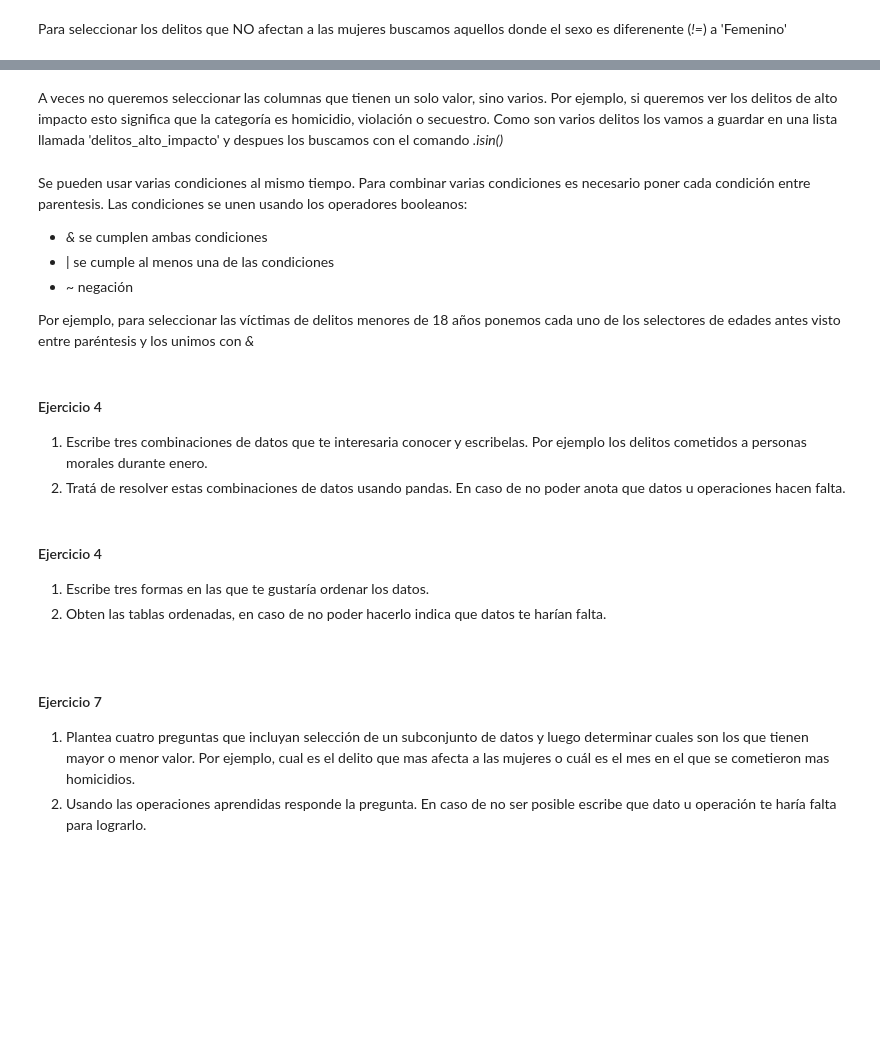
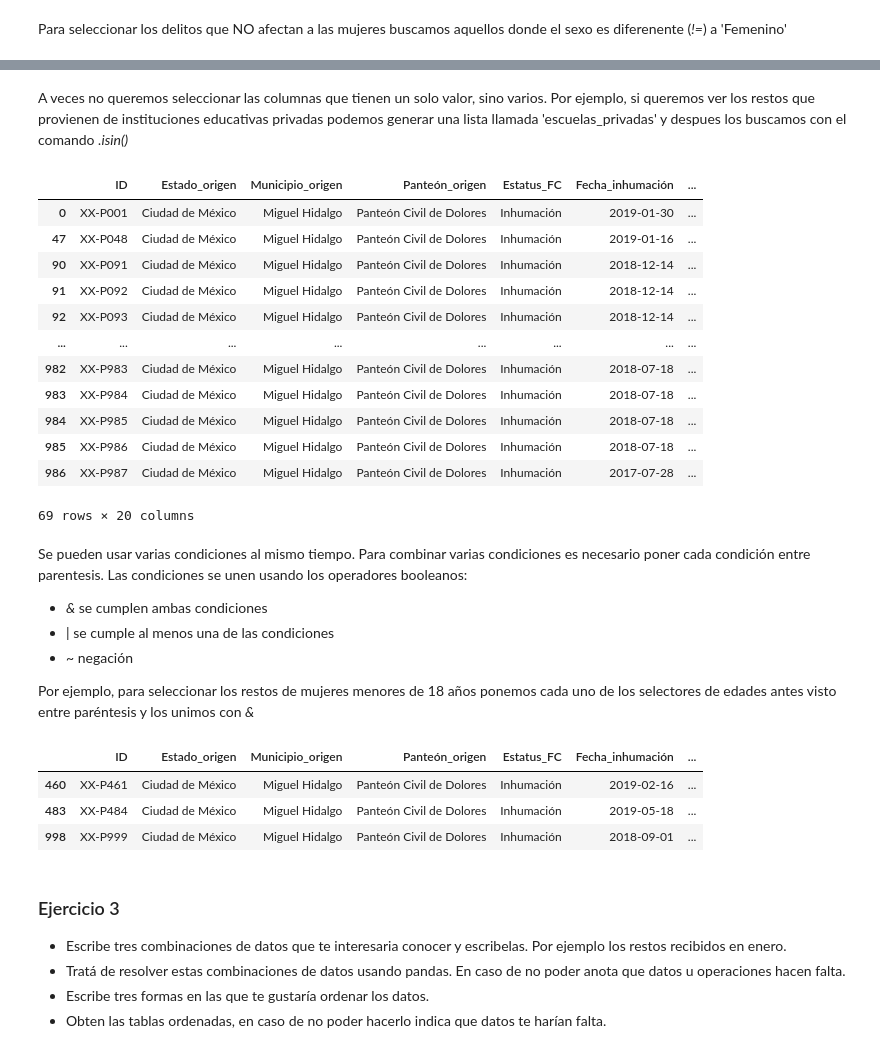
Before and after one commit to mar-esther23/CursoPandas2023, a Jupyter notebook: CP3-Seleccion.ipynb, the cells around one changed output, grey strips where cells are left out. Saved outputs shown, nothing was run; the diff lists cells and outputs as text; code cells hidden in the pictures; blank space fills up the shorter version.

Commit message:
Tutorial de selección parte 2

```diff
--- a/CP3-Seleccion.ipynb
+++ b/CP3-Seleccion.ipynb
@@ -22,6 +24,7 @@ import pandas as pd
 
 file_mfc = 'data_raw/Modulo-de-Fosas-Comunes_actualizacion24nov2022_VD.xlsx'
 df = pd.read_excel(file_mfc, sheet_name="MFC", nrows=1000)
+df['Edad'] = pd.to_numeric(df['Edad'], errors='coerce')
 df
 # %% [output]
 |  | ID | Estado_origen | Municipio_origen | Panteón_origen | Estatus_FC | Fecha_inhumación | ... |
@@ -383,2 +480,2 @@ df[df['Edad'].isna()]
 # %% [markdown]
-A veces no queremos seleccionar las columnas que tienen un solo valor, sino varios. Por ejemplo, si queremos ver los delitos de alto impacto esto significa que la categoría es homicidio, violación o secuestro. Como son varios delitos los vamos a guardar en una lista llamada 'delitos_alto_impacto' y despues los buscamos con el comando _.isin()_
+A veces no queremos seleccionar las columnas que tienen un solo valor, sino varios. Por ejemplo, si queremos ver los restos que provienen de instituciones educativas privadas podemos generar una lista llamada 'escuelas_privadas' y despues los buscamos con el comando _.isin()_
@@ -388,3 +482,23 @@ df_vic[df_vic['Categoria'].isin(delitos_alto_impacto)]
+# %%
+escuelas_privadas = ['CENTRO CULTURAL UNIVERSITARIO JUSTO SIERRA', 'UNIVERSIDAD WESTHILL - FACULTAD DE MEDICINA',
+                     'UNIVERSIDAD ANÁHUAC - FACULTAD DE CIENCIAS DE LA SALUD', 'THE AMERICAN BRITISH COWDRAY MEDICAL CENTER LA.P.',
+                     'UNIVERSIDAD POPULAR AUTÓNOMA DEL ESTADO DE PUEBLA', 'UNIVERSIDAD TOMINAGA NAKAMOTO S.C. ESCUELA DE MEDICINA CIENCIAS BÁSICAS',
+                     'ESCUELA DE MEDICINA SAINT LUKE', 'INSTITUCIÓN DE ASISTENCIA PRIVADA - ESCUELA LIBRE DE HOMEOPATÍA DE MÉXICO']
+df[ df['Institución_origen'].isin(escuelas_privadas) ]
+# %% [output]
+|  | ID | Estado_origen | Municipio_origen | Panteón_origen | Estatus_FC | Fecha_inhumación | ... |
+| 0 | XX-P001 | Ciudad de México | Miguel Hidalgo | Panteón Civil de Dolores | Inhumación | 2019-01-30 | ... |
+| 47 | XX-P048 | Ciudad de México | Miguel Hidalgo | Panteón Civil de Dolores | Inhumación | 2019-01-16 | ... |
+| 90 | XX-P091 | Ciudad de México | Miguel Hidalgo | Panteón Civil de Dolores | Inhumación | 2018-12-14 | ... |
+| 91 | XX-P092 | Ciudad de México | Miguel Hidalgo | Panteón Civil de Dolores | Inhumación | 2018-12-14 | ... |
+| 92 | XX-P093 | Ciudad de México | Miguel Hidalgo | Panteón Civil de Dolores | Inhumación | 2018-12-14 | ... |
+| ... | ... | ... | ... | ... | ... | ... | ... |
+| 982 | XX-P983 | Ciudad de México | Miguel Hidalgo | Panteón Civil de Dolores | Inhumación | 2018-07-18 | ... |
+| 983 | XX-P984 | Ciudad de México | Miguel Hidalgo | Panteón Civil de Dolores | Inhumación | 2018-07-18 | ... |
+| 984 | XX-P985 | Ciudad de México | Miguel Hidalgo | Panteón Civil de Dolores | Inhumación | 2018-07-18 | ... |
+| 985 | XX-P986 | Ciudad de México | Miguel Hidalgo | Panteón Civil de Dolores | Inhumación | 2018-07-18 | ... |
+| 986 | XX-P987 | Ciudad de México | Miguel Hidalgo | Panteón Civil de Dolores | Inhumación | 2017-07-28 | ... |
+69 rows × 20 columns
 # %% [markdown]
 Se pueden usar varias condiciones al mismo tiempo.
 Para combinar varias condiciones es necesario poner cada condición entre parentesis.
@@ -393,24 +507,19 @@ Las condiciones se unen usando los operadores booleanos:
 * _|_ se cumple al menos una de las condiciones
 * _~_ negación
 
-Por ejemplo, para seleccionar las víctimas de delitos menores de 18 años ponemos cada uno de los selectores de edades antes visto entre paréntesis y los unimos con _&_
+Por ejemplo, para seleccionar los restos de mujeres menores de 18 años ponemos cada uno de los selectores de edades antes visto entre paréntesis y los unimos con _&_
 # %%
 # df.loc[ (seleccionar_mujeres) & (seleccionar_menores_de_edad)]
-df_vic.loc[(df_vic['Sexo']=='Femenino') & (df_vic['Edad']<18)]
+df.loc[  (df['Sexo']=='Femenino') & (df['Edad']<18)  ]
+# %% [output]
+|  | ID | Estado_origen | Municipio_origen | Panteón_origen | Estatus_FC | Fecha_inhumación | ... |
+| 460 | XX-P461 | Ciudad de México | Miguel Hidalgo | Panteón Civil de Dolores | Inhumación | 2019-02-16 | ... |
+| 483 | XX-P484 | Ciudad de México | Miguel Hidalgo | Panteón Civil de Dolores | Inhumación | 2019-05-18 | ... |
+| 998 | XX-P999 | Ciudad de México | Miguel Hidalgo | Panteón Civil de Dolores | Inhumación | 2018-09-01 | ... |
 # %% [markdown]
-#### Ejercicio 4
+### Ejercicio 3
 
-1. Escribe tres combinaciones de datos que te interesaria conocer y escribelas. Por ejemplo los delitos cometidos a personas morales durante enero.
-2. Tratá de resolver estas combinaciones de datos usando pandas. En caso de no poder anota que datos u operaciones hacen falta.
+* Escribe tres combinaciones de datos que te interesaria conocer y escribelas. Por ejemplo los restos recibidos en enero.
+* Tratá de resolver estas combinaciones de datos usando pandas. En caso de no poder anota que datos u operaciones hacen falta.
+* Escribe tres formas en las que te gustaría ordenar los datos.
+* Obten las tablas ordenadas, en caso de no poder hacerlo indica que datos te harían falta.
-# %% [markdown]
-#### Ejercicio 4
-
-1. Escribe tres formas en las que te gustaría ordenar los datos.
-2. Obten las tablas ordenadas, en caso de no poder hacerlo indica que datos te harían falta.
-# %% [markdown]
-<a id='estadistica'></a>
-# %% [markdown]
-#### Ejercicio 7
-
-1. Plantea cuatro preguntas que incluyan selección de un subconjunto de datos y luego determinar cuales son los que tienen mayor o menor valor. Por ejemplo, cual es el delito que mas afecta a las mujeres o cuál es el mes en el que se cometieron mas homicidios.
-2. Usando las operaciones aprendidas responde la pregunta. En caso de no ser posible escribe que dato u operación te haría falta para lograrlo.
```
Also changed, not shown: parts of 30 cells of this notebook.
